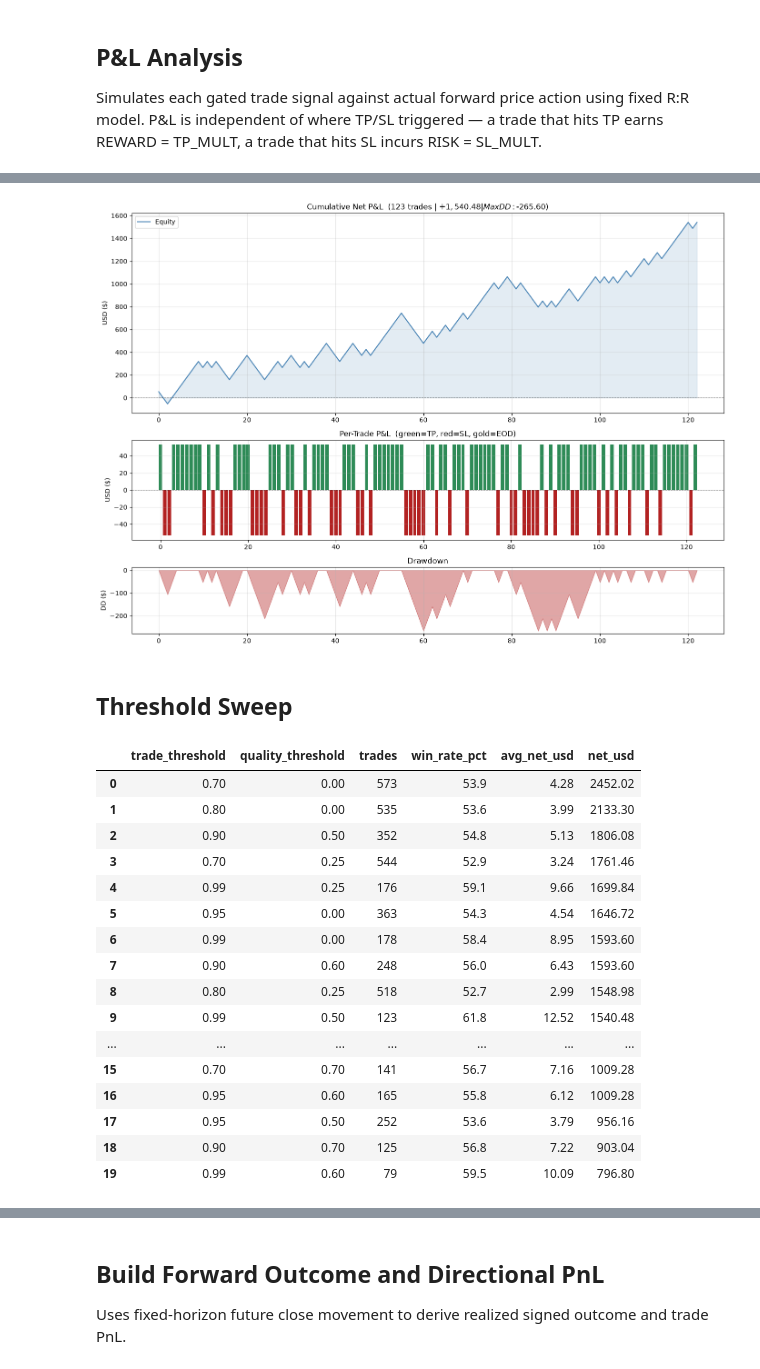
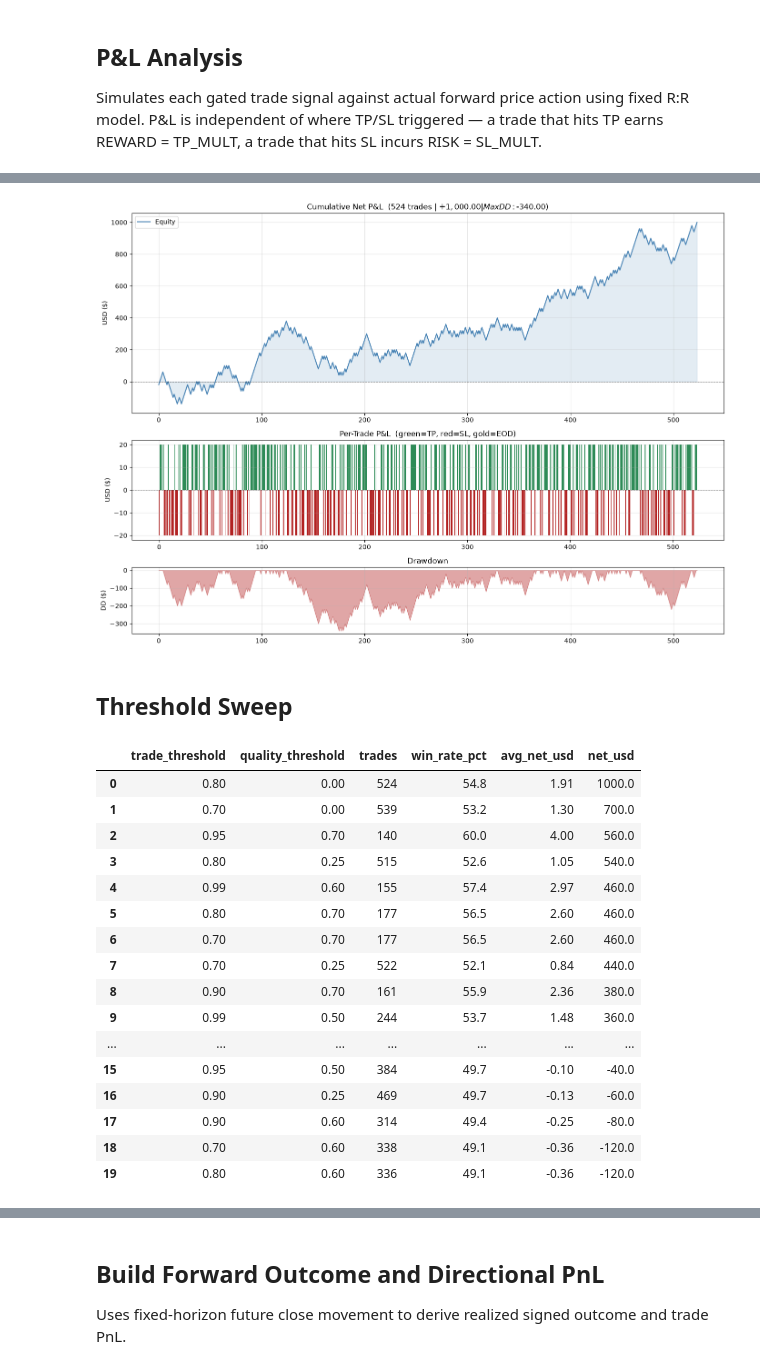
Before and after one commit to StuartJamesH/MQL-RegressionLab, a Jupyter notebook: ModelWorkbench/3.1 Backtest LGBM Regression.ipynb, the cells around one changed output, grey strips where cells are left out. Saved outputs shown, nothing was run; the diff lists cells and outputs as text; code cells hidden in the pictures.

Commit message:
Backtest now uses dynamic position sizing to keep risk uniform across all trades.

```diff
--- a/ModelWorkbench/3.1 Backtest LGBM Regression.ipynb
+++ b/ModelWorkbench/3.1 Backtest LGBM Regression.ipynb
@@ -16,8 +16,8 @@ from IPython.display import display
 warnings.filterwarnings('ignore')
 # %%
 # --- Configuration ---
-MODEL_PACK_PATH = r'ModelPacks\EURUSD_M1_520weeks_LightGBM_20260630_spearman_prod_model.pkl'
-DS_NAME = r'..\data\EURUSD_M1_520weeks.csv'
+MODEL_PACK_PATH = r'ModelPacks\US500_M1_520weeks_LightGBM_20260629_spearman_prod_model.pkl'
+DS_NAME = r'..\data\US500_M1_520weeks.csv'
 EVAL_START = None
 EVAL_END = None
 N_ROWS = 10_000
@@ -27,8 +27,8 @@ TP_MULT = None  # Use model pack values
 SL_MULT = None  # Use model pack values
 
 # Production-parity execution settings
-TRADE_THRESHOLD = 0.99
-QUALITY_THRESHOLD = 0.5
+TRADE_THRESHOLD   = 0.80
+QUALITY_THRESHOLD = 0.00
 PATIENCE = 1
 ENTRY_BUFFER = 0.00001
 TRADING_HOURS = None  # If the pack provides a restricted session, we will use it.
@@ -39,20 +39,12 @@ LOOKAHEAD_BARS = 30
 # --- For EURUSD, adjust as needed ---
 TOP_PCTS = (0.01, 0.05, 0.10)
 PIP_SIZE = 0.0001
-PIP_VALUE_USD = 14.52
-LOT_SIZE = 1.25
-COMMISSION_USD = 0
-
-# # --- For XAUUSD, adjust as needed ---
-# TOP_PCTS = (0.01, 0.05, 0.10)
-# PIP_SIZE = 0.01
-# PIP_VALUE_USD = 0.01
-# LOT_SIZE = 1.0
-# COMMISSION_USD = 0.0
+RISK = 20.0
+COMMISSION_USD = 0.00
 
 # Analysis-only gates. Leave off for the production emulation path.
+GATE_BREAKOUT = True
 GATE_REGIME = False
-GATE_BREAKOUT = True
 GATE_DONCHIAN = False
 
 assert os.path.exists(MODEL_PACK_PATH), f'Model pack not found: {MODEL_PACK_PATH}'
@@ -734,7 +736,7 @@ else:
             'Avg USD ($)':     round(df['net_usd'].mean(), 2),
             'Best Trade ($)':  round(df['net_usd'].max(), 2),
             'Worst Trade ($)': round(df['net_usd'].min(), 2),
-            'Commission ($)':  round(COMMISSION_USD * len(df), 2),
+            'Commission ($)':  round(df['commission'].sum(), 2),
         }
 
     stats = pd.DataFrame({
@@ -779,4 +781,4 @@ else:
-[figure, old version]
+[figure, new version]
 # %% [markdown]
 ## Threshold Sweep
 # %%
@@ -805,6 +807,8 @@ for quality_threshold in quality_thresholds:
             patience=PATIENCE,
             entry_buffer=ENTRY_BUFFER,
             trading_hours=TRADING_HOURS,
+            risk_per_trade=RISK,
+            commission_per_lot=COMMISSION_USD,
         )
 
         trial_net = float(trial_trades['net_usd'].sum()) if len(trial_trades) else 0.0
@@ -823,22 +827,22 @@ results_df = pd.DataFrame(results).sort_values(['net_usd', 'win_rate_pct', 'trad
 display(results_df.head(20))
 # %% [output]
 |  | trade_threshold | quality_threshold | trades | win_rate_pct | avg_net_usd | net_usd |
-| 0 | 0.70 | 0.00 | 573 | 53.9 | 4.28 | 2452.02 |
-| 1 | 0.80 | 0.00 | 535 | 53.6 | 3.99 | 2133.30 |
-| 2 | 0.90 | 0.50 | 352 | 54.8 | 5.13 | 1806.08 |
-| 3 | 0.70 | 0.25 | 544 | 52.9 | 3.24 | 1761.46 |
-| 4 | 0.99 | 0.25 | 176 | 59.1 | 9.66 | 1699.84 |
-| 5 | 0.95 | 0.00 | 363 | 54.3 | 4.54 | 1646.72 |
-| 6 | 0.99 | 0.00 | 178 | 58.4 | 8.95 | 1593.60 |
-| 7 | 0.90 | 0.60 | 248 | 56.0 | 6.43 | 1593.60 |
-| 8 | 0.80 | 0.25 | 518 | 52.7 | 2.99 | 1548.98 |
-| 9 | 0.99 | 0.50 | 123 | 61.8 | 12.52 | 1540.48 |
+| 0 | 0.80 | 0.00 | 524 | 54.8 | 1.91 | 1000.0 |
+| 1 | 0.70 | 0.00 | 539 | 53.2 | 1.30 | 700.0 |
+| 2 | 0.95 | 0.70 | 140 | 60.0 | 4.00 | 560.0 |
+| 3 | 0.80 | 0.25 | 515 | 52.6 | 1.05 | 540.0 |
+| 4 | 0.99 | 0.60 | 155 | 57.4 | 2.97 | 460.0 |
+| 5 | 0.80 | 0.70 | 177 | 56.5 | 2.60 | 460.0 |
+| 6 | 0.70 | 0.70 | 177 | 56.5 | 2.60 | 460.0 |
+| 7 | 0.70 | 0.25 | 522 | 52.1 | 0.84 | 440.0 |
+| 8 | 0.90 | 0.70 | 161 | 55.9 | 2.36 | 380.0 |
+| 9 | 0.99 | 0.50 | 244 | 53.7 | 1.48 | 360.0 |
 | ... | ... | ... | ... | ... | ... | ... |
-| 15 | 0.70 | 0.70 | 141 | 56.7 | 7.16 | 1009.28 |
-| 16 | 0.95 | 0.60 | 165 | 55.8 | 6.12 | 1009.28 |
-| 17 | 0.95 | 0.50 | 252 | 53.6 | 3.79 | 956.16 |
-| 18 | 0.90 | 0.70 | 125 | 56.8 | 7.22 | 903.04 |
-| 19 | 0.99 | 0.60 | 79 | 59.5 | 10.09 | 796.80 |
+| 15 | 0.95 | 0.50 | 384 | 49.7 | -0.10 | -40.0 |
+| 16 | 0.90 | 0.25 | 469 | 49.7 | -0.13 | -60.0 |
+| 17 | 0.90 | 0.60 | 314 | 49.4 | -0.25 | -80.0 |
+| 18 | 0.70 | 0.60 | 338 | 49.1 | -0.36 | -120.0 |
+| 19 | 0.80 | 0.60 | 336 | 49.1 | -0.36 | -120.0 |
 # %%
 MIN_TRADES_FOR_RECOMMENDATION = max(25, int(len(df_gated) * 0.003))
 
```
Also changed, not shown: parts of 11 cells of this notebook.
